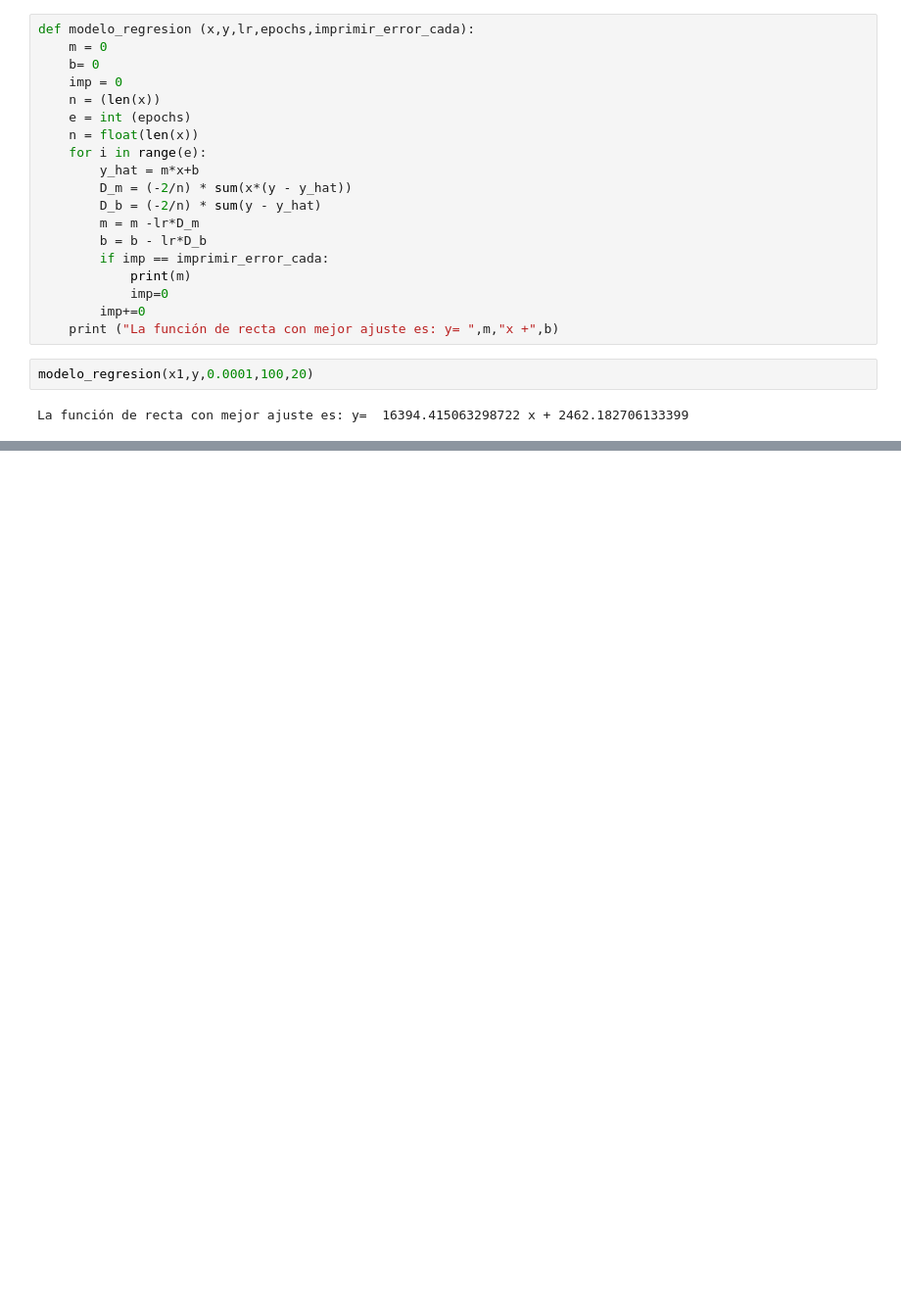
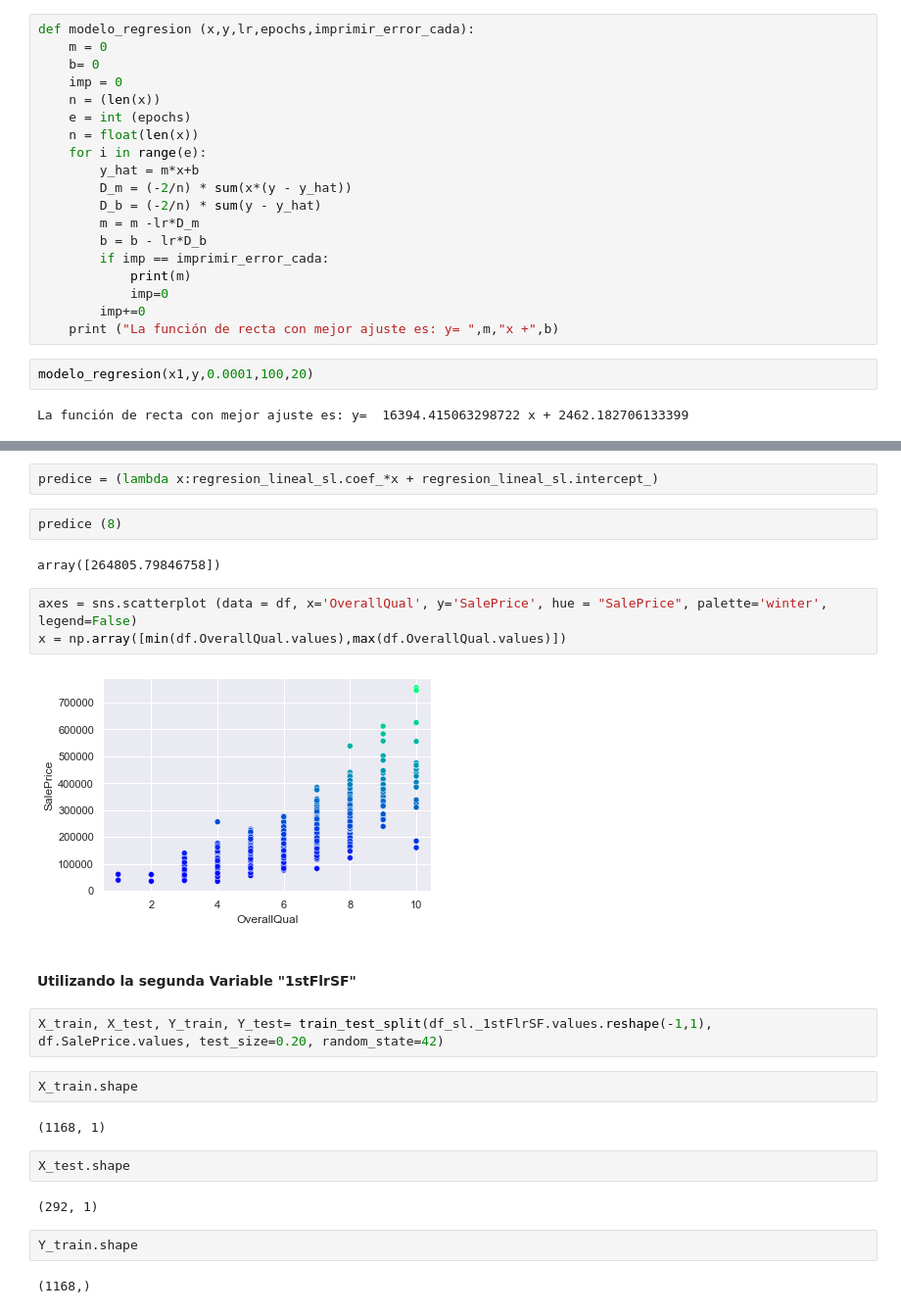
Before and after one commit to efunezs202/Galileo_EFS, a Jupyter notebook: ProyectoFinalEFS20032042.ipynb, the cells around one changed output, grey strips where cells are left out. Shown: that part at 98% size. Cells and saved outputs as stored; diff of their text form; blank space fills up the shorter version.

```diff
--- a/ProyectoFinalEFS20032042.ipynb
+++ b/ProyectoFinalEFS20032042.ipynb
@@ -515,0 +641,27 @@ error = 1/2()
+# %%
+predice = (lambda x:regresion_lineal_sl.coef_*x + regresion_lineal_sl.intercept_)
+# %%
+predice (8)
+# %% [output]
+array([264805.79846758])
+# %%
+axes = sns.scatterplot (data = df, x='OverallQual', y='SalePrice', hue = "SalePrice", palette='winter', legend=False)
+x = np.array([min(df.OverallQual.values),max(df.OverallQual.values)])
+# %% [output]
+[figure, added]
+# %% [markdown]
+#### Utilizando la segunda Variable **"1stFlrSF"**
+# %%
+X_train, X_test, Y_train, Y_test= train_test_split(df_sl._1stFlrSF.values.reshape(-1,1), df.SalePrice.values, test_size=0.20, random_state=42)
+# %%
+X_train.shape
+# %% [output]
+(1168, 1)
+# %%
+X_test.shape
+# %% [output]
+(292, 1)
+# %%
+Y_train.shape
+# %% [output]
+(1168,)
```
Also changed, not shown: parts of 62 cells of this notebook.
